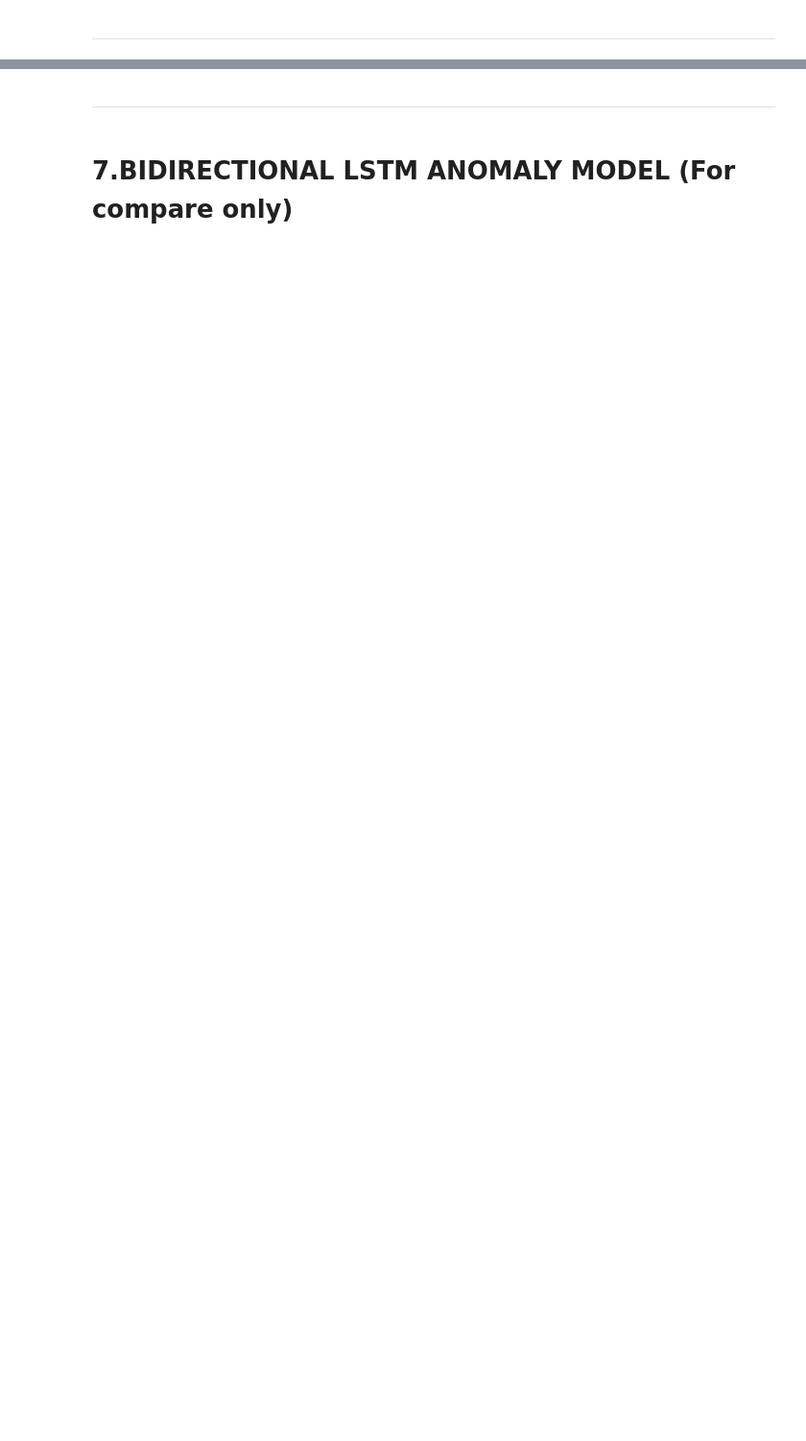
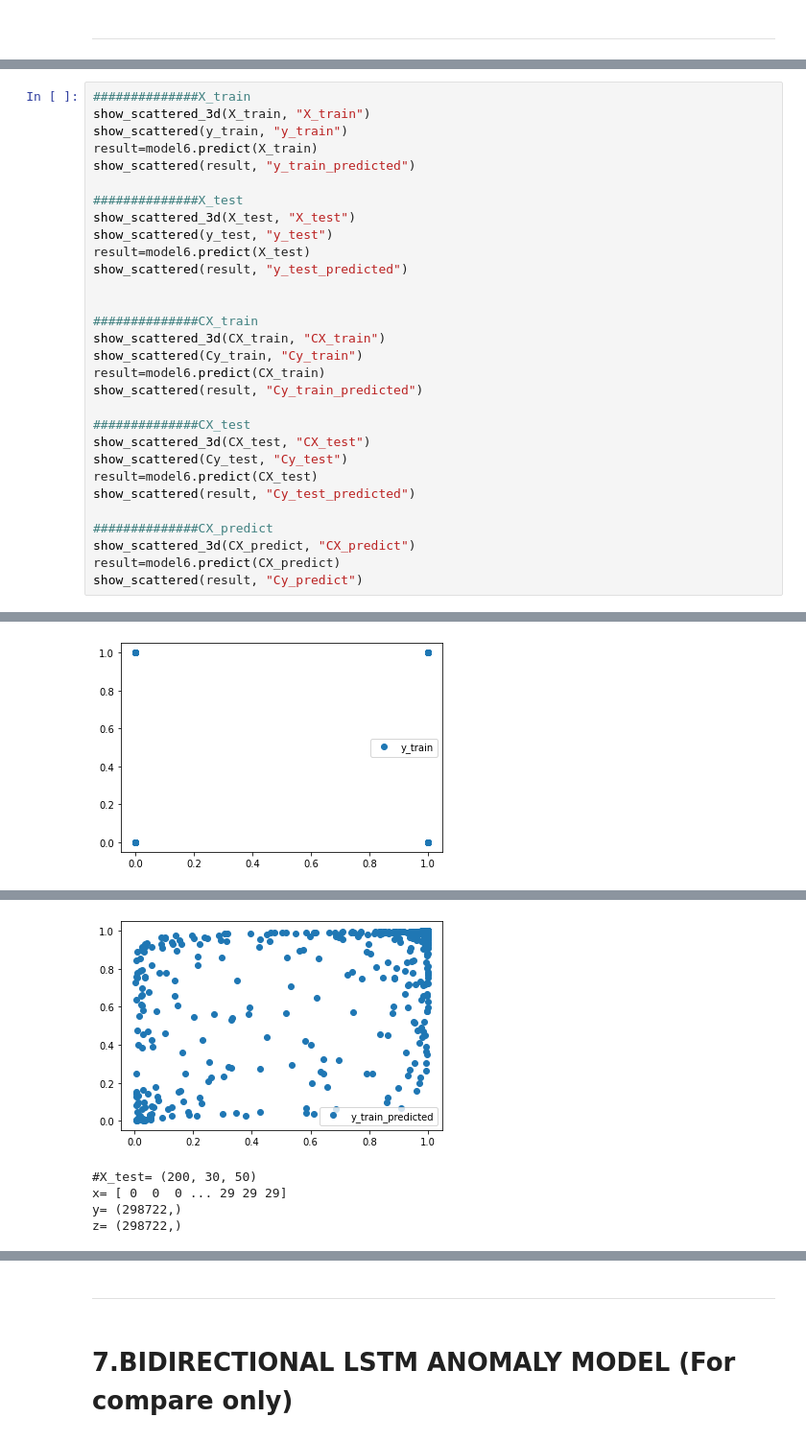
Before and after one commit to lifesboy/selks-lstm-data, a Jupyter notebook: SELKS_LSTM_Anomaly_model.ipynb, the cells around one changed output, grey strips where cells are left out. Shown at 96% size. Cells and saved outputs as stored; diff of their text form; blank space fills up the shorter version.

```diff
--- a/SELKS_LSTM_Anomaly_model.ipynb
+++ b/SELKS_LSTM_Anomaly_model.ipynb
@@ -1406,0 +1355,31 @@ z= (4957,)
+# %%
+##############X_train
+show_scattered_3d(X_train, "X_train")
+show_scattered(y_train, "y_train")
+result=model6.predict(X_train)
+show_scattered(result, "y_train_predicted")
+
+##############X_test
+show_scattered_3d(X_test, "X_test")
+show_scattered(y_test, "y_test")
+result=model6.predict(X_test)
+show_scattered(result, "y_test_predicted")
+
+
+##############CX_train
+show_scattered_3d(CX_train, "CX_train")
+show_scattered(Cy_train, "Cy_train")
+result=model6.predict(CX_train)
+show_scattered(result, "Cy_train_predicted")
+
+##############CX_test
+show_scattered_3d(CX_test, "CX_test")
+show_scattered(Cy_test, "Cy_test")
+result=model6.predict(CX_test)
+show_scattered(result, "Cy_test_predicted")
+
+##############CX_predict
+show_scattered_3d(CX_predict, "CX_predict")
+result=model6.predict(CX_predict)
+show_scattered(result, "Cy_predict")
+# %% [output]
@@ -1406,0 +1392 @@ z= (4957,)
+[figure, added]
@@ -1406,0 +1395,5 @@ z= (4957,)
+[figure, added]
+#X_test= (200, 30, 50)
+x= [ 0  0  0 ... 29 29 29]
+y= (298722,)
+z= (298722,)
```
Also changed, not shown: parts of 41 cells of this notebook.
